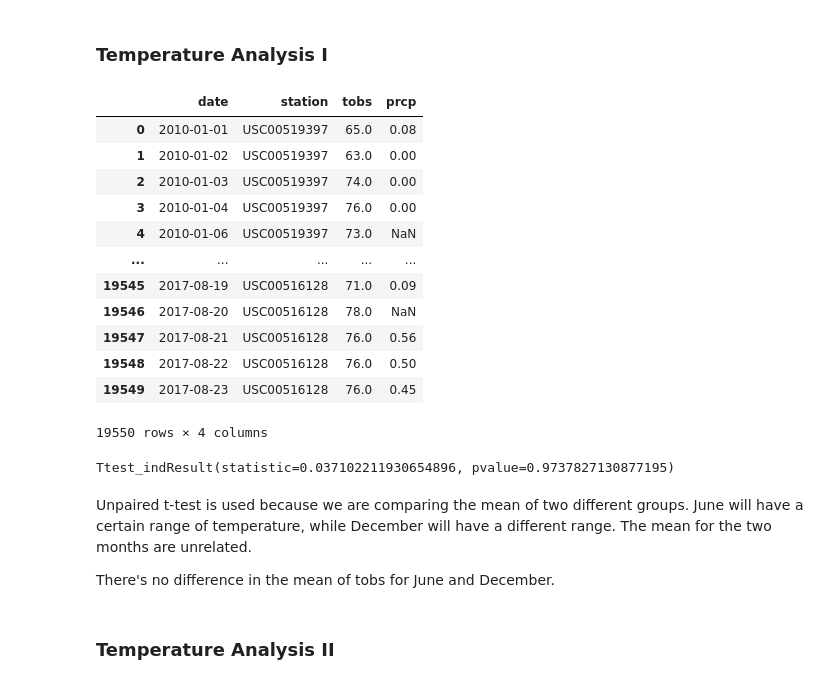
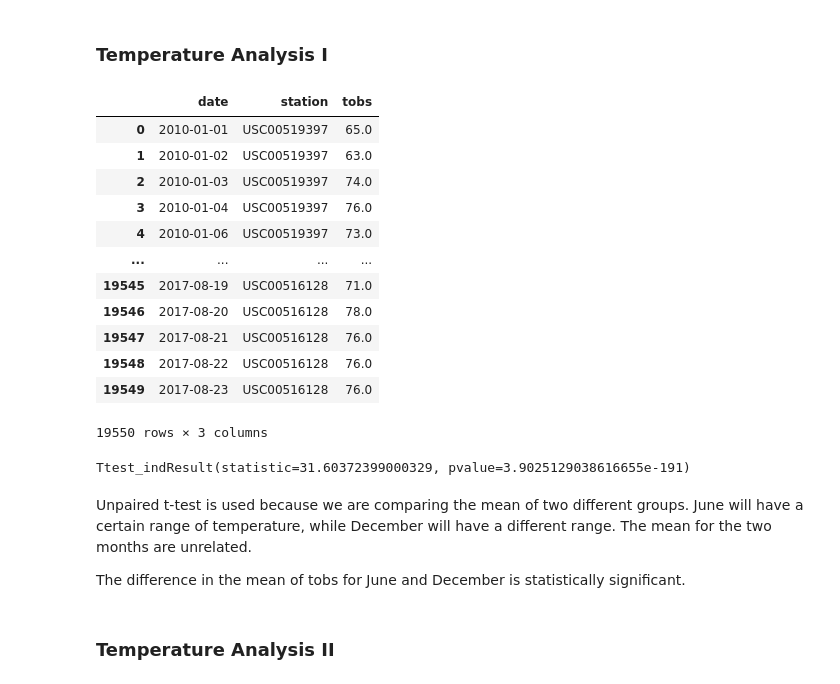
Before and after one commit to ckunakom/sqlalchemy-challenge, a Jupyter notebook: climate.ipynb, the cells around one changed output. Saved outputs shown, nothing was run; the diff lists cells and outputs as text; code cells hidden in the pictures.

```diff
--- a/climate.ipynb
+++ b/climate.ipynb
@@ -229,23 +229,23 @@ plt.show()
 # %%
 # Identify the average temperature in June at all stations across all available years in the dataset.
 # Do the same for December temperature.
-temp_df_to_be = session.query(Measurement.date, Measurement.station, Measurement.tobs, Measurement.prcp).all()
+temp_df_to_be = session.query(Measurement.date, Measurement.station, Measurement.tobs).all()
 temp_df = pd.DataFrame(temp_df_to_be)
 temp_df
 # %% [output]
-|  | date | station | tobs | prcp |
-| 0 | 2010-01-01 | USC00519397 | 65.0 | 0.08 |
-| 1 | 2010-01-02 | USC00519397 | 63.0 | 0.00 |
-| 2 | 2010-01-03 | USC00519397 | 74.0 | 0.00 |
-| 3 | 2010-01-04 | USC00519397 | 76.0 | 0.00 |
-| 4 | 2010-01-06 | USC00519397 | 73.0 | NaN |
-| ... | ... | ... | ... | ... |
-| 19545 | 2017-08-19 | USC00516128 | 71.0 | 0.09 |
-| 19546 | 2017-08-20 | USC00516128 | 78.0 | NaN |
-| 19547 | 2017-08-21 | USC00516128 | 76.0 | 0.56 |
-| 19548 | 2017-08-22 | USC00516128 | 76.0 | 0.50 |
-| 19549 | 2017-08-23 | USC00516128 | 76.0 | 0.45 |
+|  | date | station | tobs |
+| 0 | 2010-01-01 | USC00519397 | 65.0 |
+| 1 | 2010-01-02 | USC00519397 | 63.0 |
+| 2 | 2010-01-03 | USC00519397 | 74.0 |
+| 3 | 2010-01-04 | USC00519397 | 76.0 |
+| 4 | 2010-01-06 | USC00519397 | 73.0 |
+| ... | ... | ... | ... |
+| 19545 | 2017-08-19 | USC00516128 | 71.0 |
+| 19546 | 2017-08-20 | USC00516128 | 78.0 |
+| 19547 | 2017-08-21 | USC00516128 | 76.0 |
+| 19548 | 2017-08-22 | USC00516128 | 76.0 |
+| 19549 | 2017-08-23 | USC00516128 | 76.0 |
-19550 rows × 4 columns
+19550 rows × 3 columns
 # %%
 # Code from tutor: Sandhya Kumari (I didn't know you can just do 'pd.to_datetime' - that's amazing!)
 # Add and turn date column into datetime
@@ -267,13 +269,13 @@ mean_dec = dec_df.mean()
 # %%
 # Use the t-test to determine whether the difference in the means
 import scipy.stats as stats
-stats.ttest_ind(mean_june, mean_dec, equal_var=False)
+stats.ttest_ind(june_tobs, dec_tobs)
 # %% [output]
-Ttest_indResult(statistic=0.037102211930654896, pvalue=0.9737827130877195)
+Ttest_indResult(statistic=31.60372399000329, pvalue=3.9025129038616655e-191)
 # %% [markdown]
 Unpaired t-test is used because we are comparing the mean of two different groups. June will have a certain range of temperature, while December will have a different range. The mean for the two months are unrelated.
 
-There's no difference in the mean of tobs for June and December.
+The difference in the mean of tobs for June and December is statistically significant.
 # %% [markdown]
 ### Temperature Analysis II
 # %%
```
Also changed, not shown: parts of 5 cells of this notebook.
